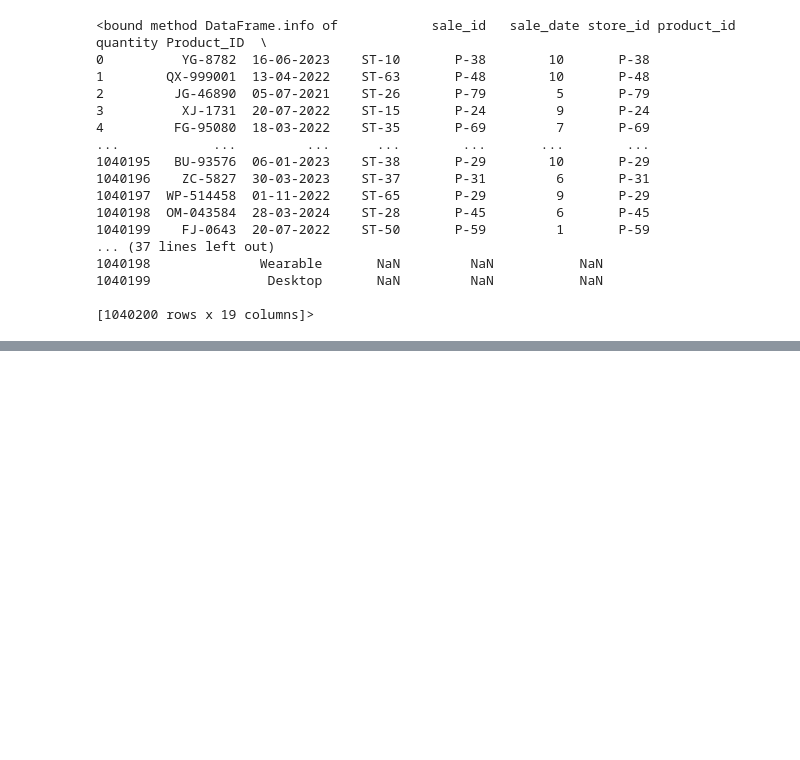
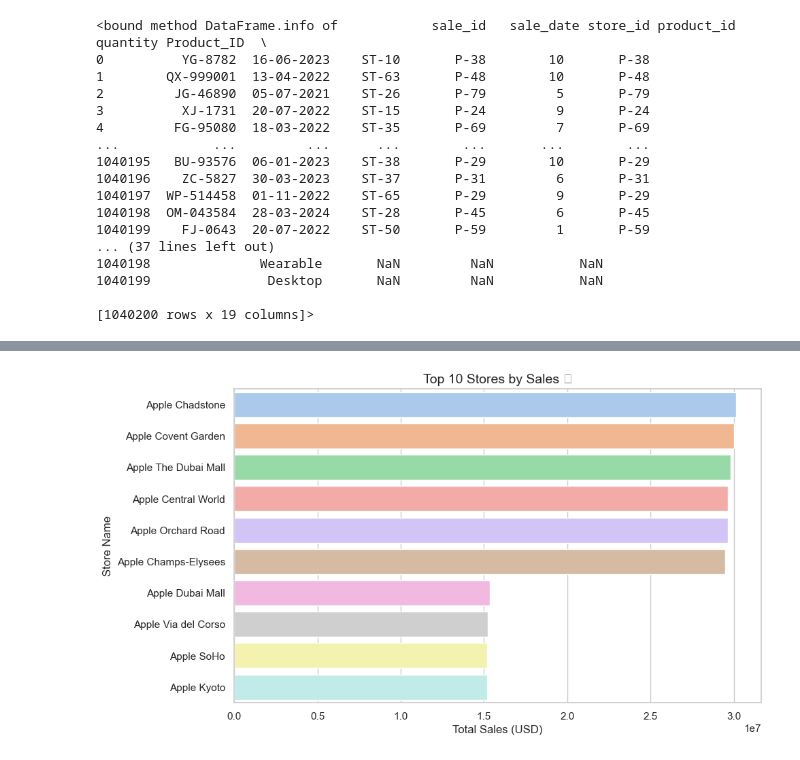
Before and after one commit to AliSherif2303/Apple-Retail-Sales-Forcasting, a Jupyter notebook: notebooks/01_data_loading_and_merging.ipynb, the cells around one changed output, grey strips where cells are left out. Cells and saved outputs as stored; diff of their text form; code cells hidden in the pictures; blank space fills up the shorter version.

```diff
--- a/notebooks/01_data_loading_and_merging.ipynb
+++ b/notebooks/01_data_loading_and_merging.ipynb
@@ -39,0 +103,11 @@ mf.info
+# %%
+top_stores = mf.groupby('store_name')['price'].sum().nlargest(10)
+
+plt.figure(figsize=(10,6))
+sns.barplot(x=top_stores.values, y=top_stores.index, hue=top_stores.index, dodge=False, legend=False)
+plt.title("Top 10 Stores by Sales 🏬", fontsize=14)
+plt.xlabel("Total Sales (USD)")
+plt.ylabel("Store Name")
+plt.show()
+# %% [output]
+[figure, added]
```
Also changed, not shown: parts of 15 cells of this notebook.
